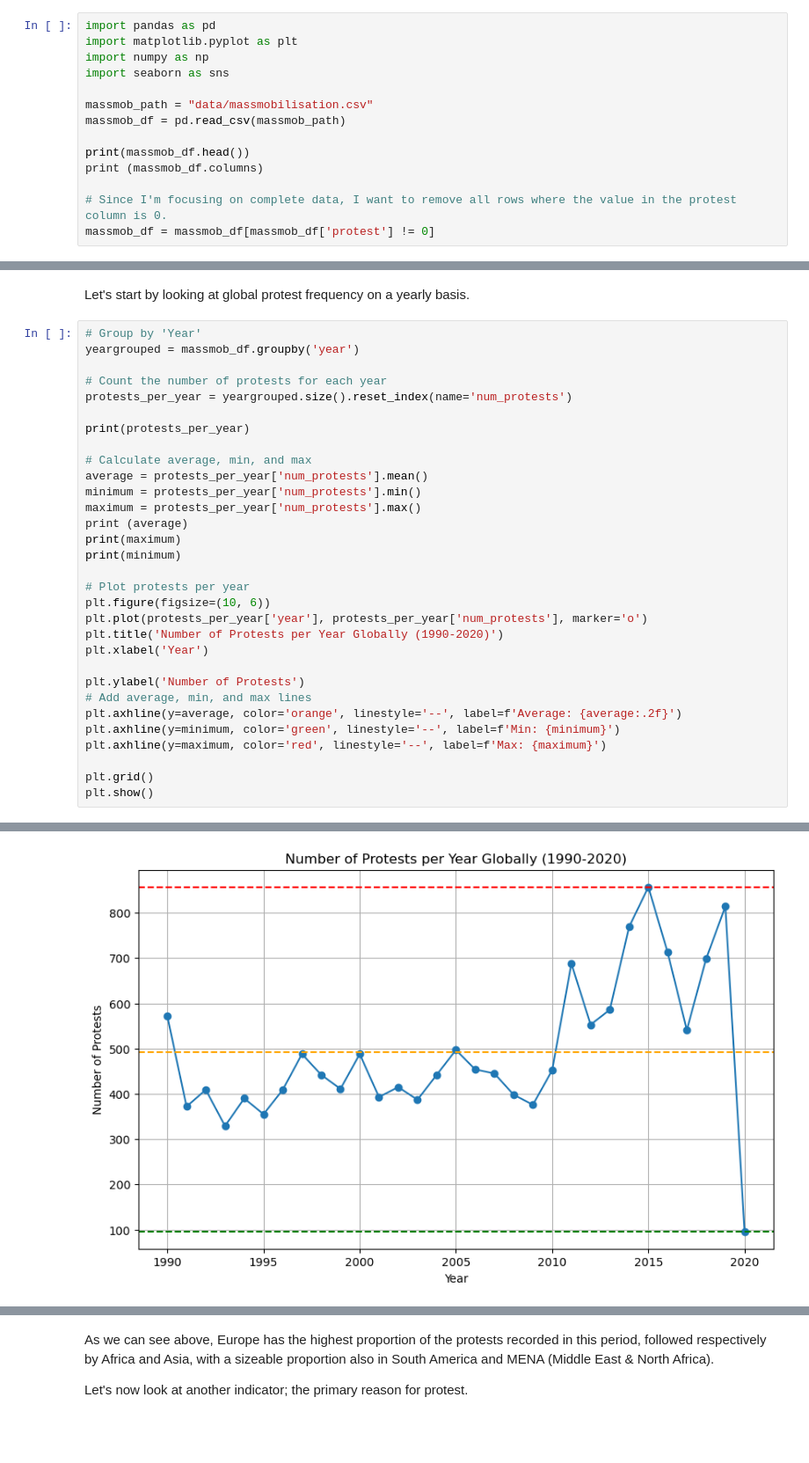
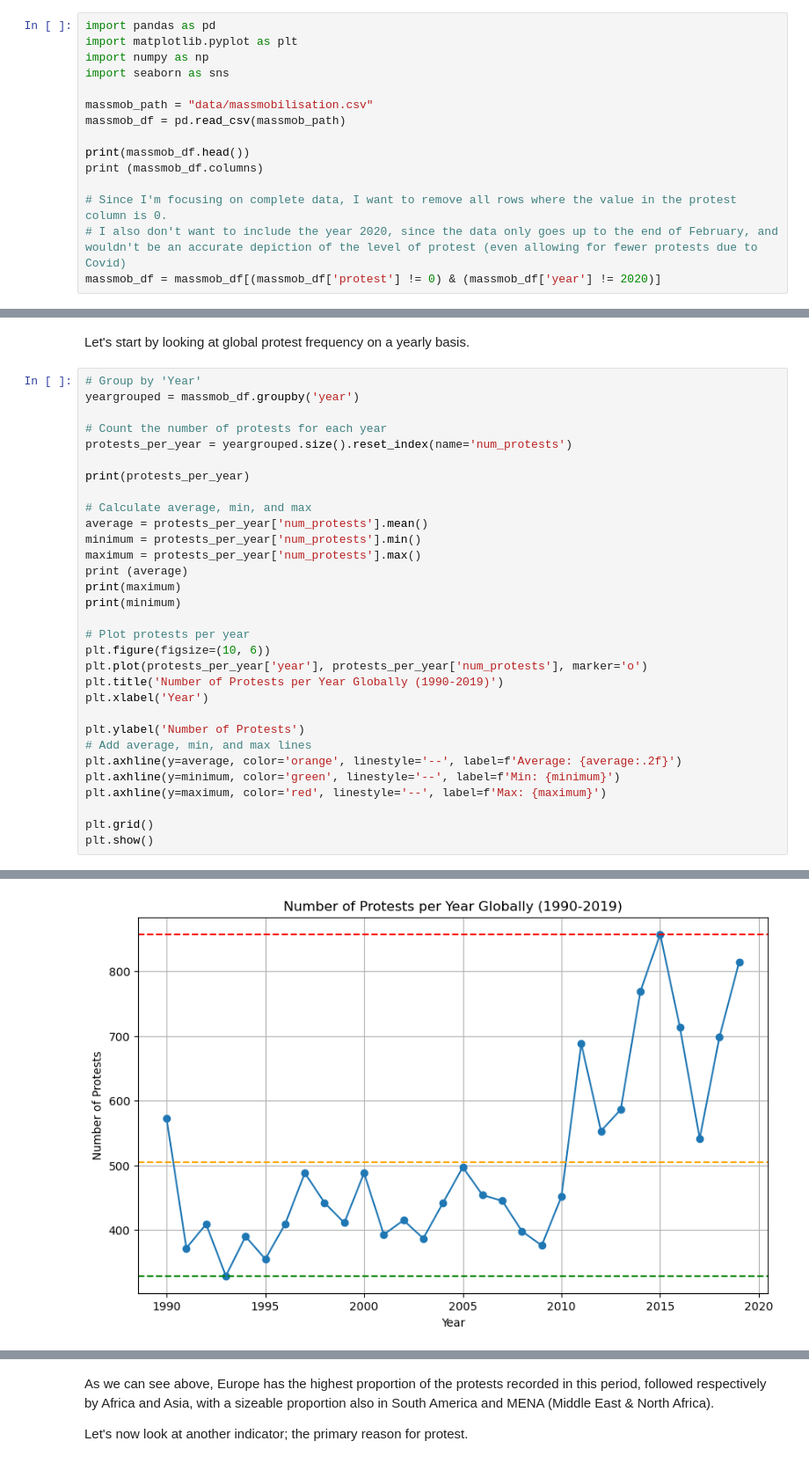
Before and after one commit to MylesHenehan/pfda, a Jupyter notebook: project/project.ipynb, the cells around one changed output, grey strips where cells are left out. Shown at 88% size. Cells and saved outputs as stored; diff of their text form; blank space fills up the shorter version.

```diff
--- a/project/project.ipynb
+++ b/project/project.ipynb
@@ -41,7 +41,8 @@ print(massmob_df.head())
 print (massmob_df.columns)
 
 # Since I'm focusing on complete data, I want to remove all rows where the value in the protest column is 0.
-massmob_df = massmob_df[massmob_df['protest'] != 0]
+# I also don't want to include the year 2020, since the data only goes up to the end of February, and wouldn't be an accurate depiction of the level of protest (even allowing for fewer protests due to Covid)
+massmob_df = massmob_df[(massmob_df['protest'] != 0) & (massmob_df['year'] != 2020)]
 # %% [output]
           id country  ccode  year         region  protest  protestnumber  \
 0  201990001  Canada     20  1990  North America        1              1
@@ -82,7 +83,7 @@ print(minimum)
 # Plot protests per year
 plt.figure(figsize=(10, 6))
 plt.plot(protests_per_year['year'], protests_per_year['num_protests'], marker='o')
-plt.title('Number of Protests per Year Globally (1990-2020)')
+plt.title('Number of Protests per Year Globally (1990-2019)')
 plt.xlabel('Year')
 
 plt.ylabel('Number of Protests')
@@ -114,2 +115,2 @@ plt.show()
-[figure, old version]
+[figure, new version]
 # %% [markdown]
```
Also changed, not shown: parts of 17 cells of this notebook.
